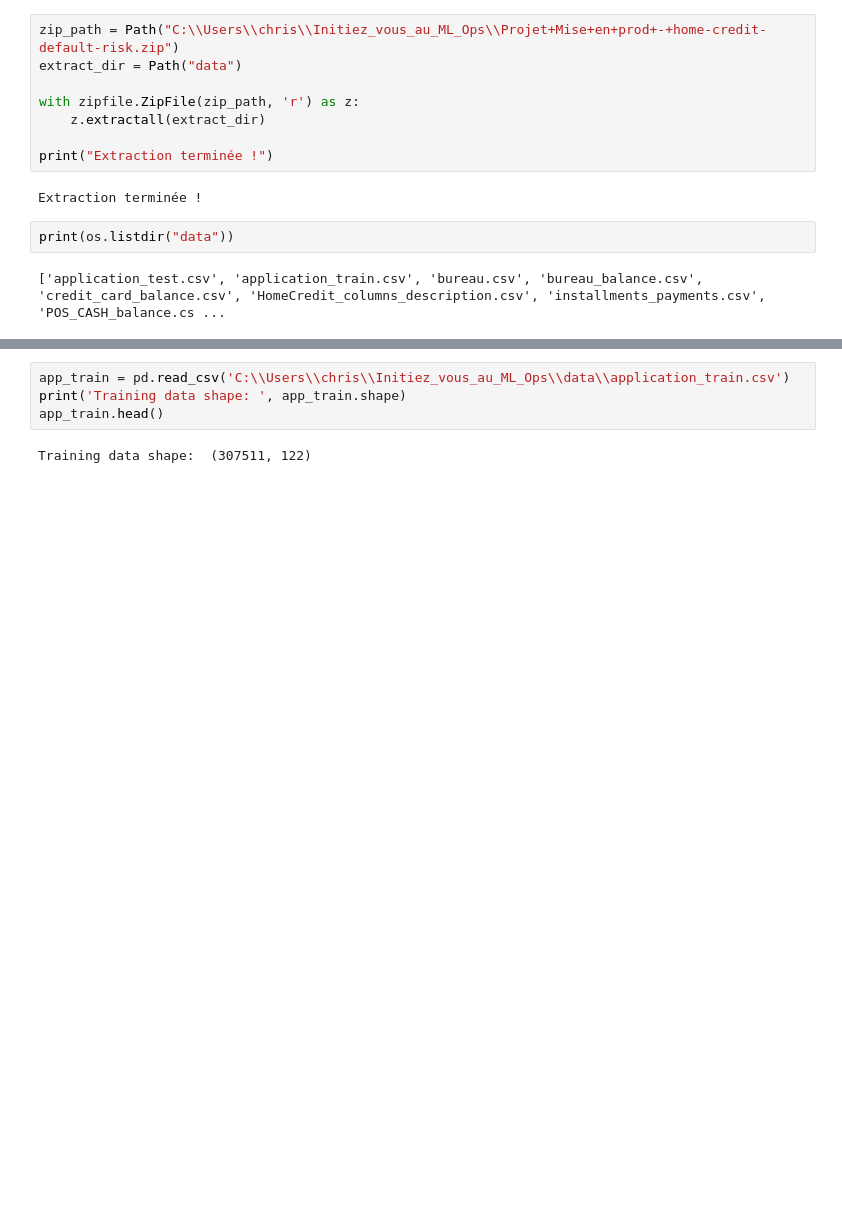
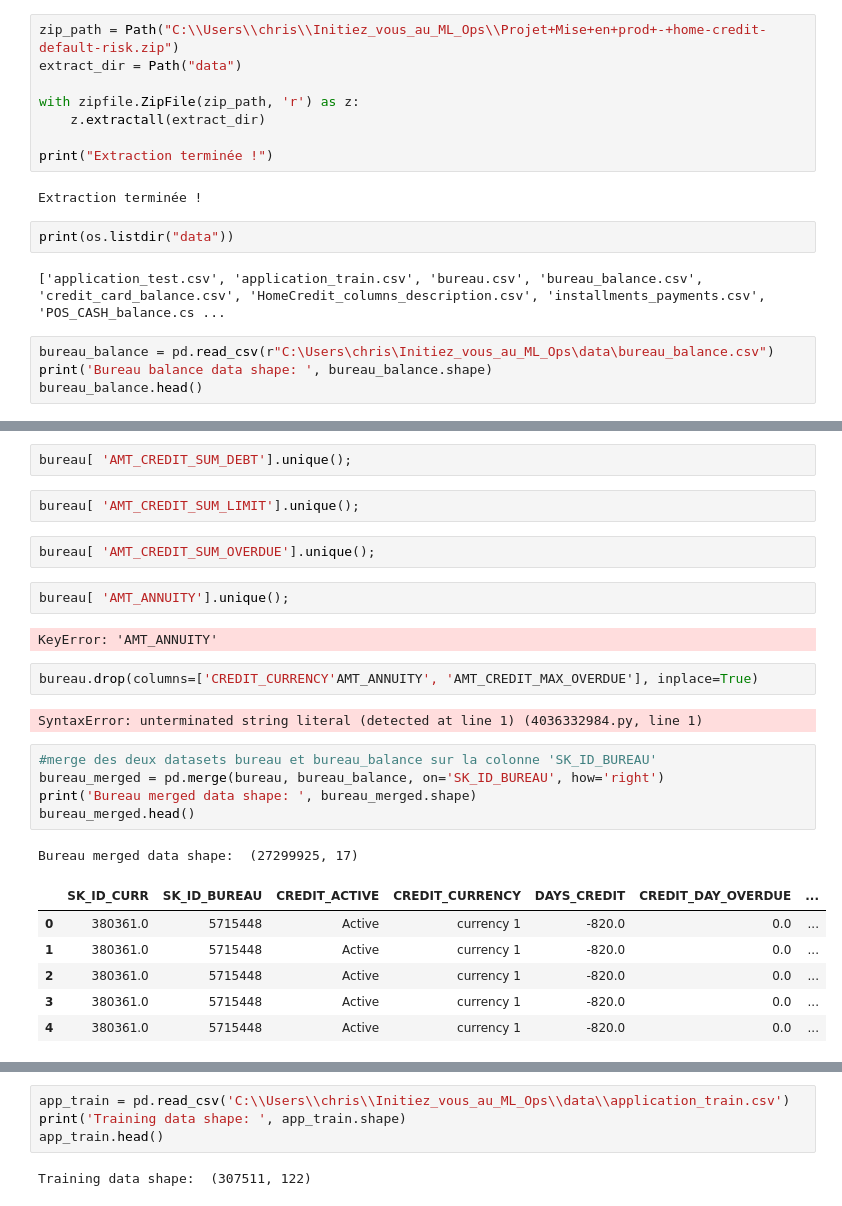
Before and after one commit to christophesallessacareau-boop/Initiez_vous_au_ML_Ops, a Jupyter notebook: Initiez_vous_au_ML_Ops.ipynb, the cells around one changed output, grey strips where cells are left out. Drawn from its saved outputs; the diff is of its cells as text; blank space fills up the shorter version.

```diff
--- a/Initiez_vous_au_ML_Ops.ipynb
+++ b/Initiez_vous_au_ML_Ops.ipynb
@@ -30,3 +33,7 @@ Extraction terminée !
 print(os.listdir("data"))
 # %% [output]
 ['application_test.csv', 'application_train.csv', 'bureau.csv', 'bureau_balance.csv', 'credit_card_balance.csv', 'HomeCredit_columns_description.csv', 'installments_payments.csv', 'POS_CASH_balance.cs ...
+# %%
+bureau_balance = pd.read_csv(r"C:\Users\chris\Initiez_vous_au_ML_Ops\data\bureau_balance.csv")
+print('Bureau balance data shape: ', bureau_balance.shape)
+bureau_balance.head()
@@ -32,0 +101,27 @@ print(os.listdir("data"))
+# %%
+bureau[ 'AMT_CREDIT_SUM_DEBT'].unique();
+# %%
+bureau[ 'AMT_CREDIT_SUM_LIMIT'].unique();
+# %%
+bureau[ 'AMT_CREDIT_SUM_OVERDUE'].unique();
+# %%
+bureau[ 'AMT_ANNUITY'].unique();
+# %% [output]
+KeyError: 'AMT_ANNUITY'
+# %%
+bureau.drop(columns=['CREDIT_CURRENCY'AMT_ANNUITY', 'AMT_CREDIT_MAX_OVERDUE'], inplace=True)
+# %% [output]
+SyntaxError: unterminated string literal (detected at line 1) (4036332984.py, line 1)
+# %%
+#merge des deux datasets bureau et bureau_balance sur la colonne 'SK_ID_BUREAU'
+bureau_merged = pd.merge(bureau, bureau_balance, on='SK_ID_BUREAU', how='right')
+print('Bureau merged data shape: ', bureau_merged.shape)
+bureau_merged.head()
+# %% [output]
+Bureau merged data shape:  (27299925, 17)
+|  | SK_ID_CURR | SK_ID_BUREAU | CREDIT_ACTIVE | CREDIT_CURRENCY | DAYS_CREDIT | CREDIT_DAY_OVERDUE | ... |
+| 0 | 380361.0 | 5715448 | Active | currency 1 | -820.0 | 0.0 | ... |
+| 1 | 380361.0 | 5715448 | Active | currency 1 | -820.0 | 0.0 | ... |
+| 2 | 380361.0 | 5715448 | Active | currency 1 | -820.0 | 0.0 | ... |
+| 3 | 380361.0 | 5715448 | Active | currency 1 | -820.0 | 0.0 | ... |
+| 4 | 380361.0 | 5715448 | Active | currency 1 | -820.0 | 0.0 | ... |
```
Also changed, not shown: parts of 26 cells of this notebook, 1 other file.
